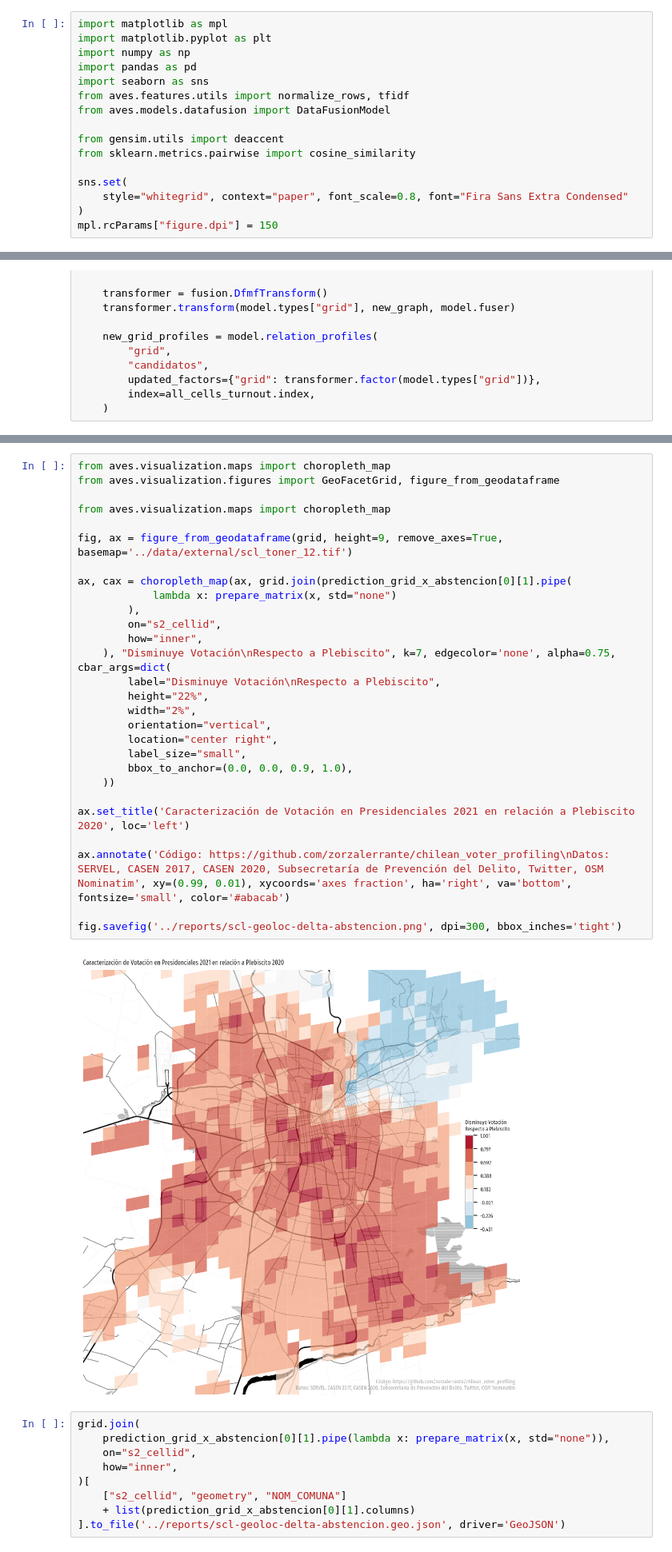
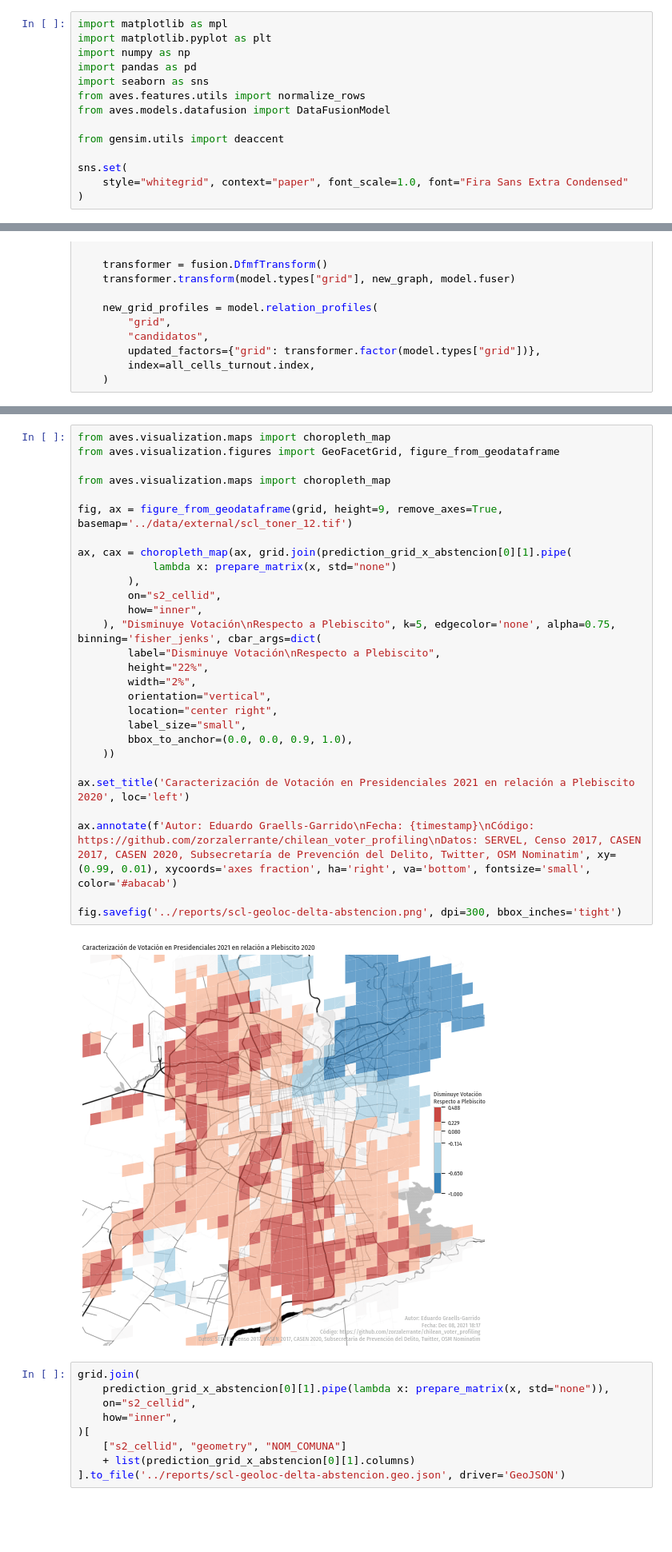
Before and after one commit to zorzalerrante/chilean_voter_profiling, a Jupyter notebook: notebooks/01-abstencion-santiago.ipynb, the cells around one changed output, grey strips where cells are left out. Shown at 80% size. Saved outputs shown, nothing was run; the diff lists cells and outputs as text; blank space fills up the shorter version.

```diff
--- a/notebooks/01-abstencion-santiago.ipynb
+++ b/notebooks/01-abstencion-santiago.ipynb
@@ -4,16 +4,14 @@ import matplotlib.pyplot as plt
 import numpy as np
 import pandas as pd
 import seaborn as sns
-from aves.features.utils import normalize_rows, tfidf
+from aves.features.utils import normalize_rows
 from aves.models.datafusion import DataFusionModel
 
 from gensim.utils import deaccent
-from sklearn.metrics.pairwise import cosine_similarity
 
 sns.set(
-    style="whitegrid", context="paper", font_scale=0.8, font="Fira Sans Extra Condensed"
+    style="whitegrid", context="paper", font_scale=1.0, font="Fira Sans Extra Condensed"
 )
-mpl.rcParams["figure.dpi"] = 150
 # %%
 casen = pd.read_stata(
     "../data/external/casen_2017/Casen 2017.dta", convert_categoricals=False
@@ -1600,33 +1601,33 @@ bird = image.imread('../data/external/bird_1f426.png')
 # %%
 from aves.visualization.maps import choropleth_map
 from aves.visualization.figures import GeoFacetGrid, figure_from_geodataframe
 
 from aves.visualization.maps import choropleth_map
 
 fig, ax = figure_from_geodataframe(grid, height=9, remove_axes=True, basemap='../data/external/scl_toner_12.tif')
 
 ax, cax = choropleth_map(ax, grid.join(prediction_grid_x_abstencion[0][1].pipe(
             lambda x: prepare_matrix(x, std="none")
         ),
         on="s2_cellid",
         how="inner",
-    ), "Disminuye Votación\nRespecto a Plebiscito", k=7, edgecolor='none', alpha=0.75, cbar_args=dict(
+    ), "Disminuye Votación\nRespecto a Plebiscito", k=5, edgecolor='none', alpha=0.75, binning='fisher_jenks', cbar_args=dict(
         label="Disminuye Votación\nRespecto a Plebiscito",
         height="22%",
         width="2%",
         orientation="vertical",
         location="center right",
         label_size="small",
         bbox_to_anchor=(0.0, 0.0, 0.9, 1.0),
     ))
 
 ax.set_title('Caracterización de Votación en Presidenciales 2021 en relación a Plebiscito 2020', loc='left')
 
-ax.annotate('Código: https://github.com/zorzalerrante/chilean_voter_profiling\nDatos: SERVEL, CASEN 2017, CASEN 2020, Subsecretaría de Prevención del Delito, Twitter, OSM Nominatim', xy=(0.99, 0.01), xycoords='axes fraction', ha='right', va='bottom', fontsize='small', color='#abacab')
+ax.annotate(f'Autor: Eduardo Graells-Garrido\nFecha: {timestamp}\nCódigo: https://github.com/zorzalerrante/chilean_voter_profiling\nDatos: SERVEL, Censo 2017, CASEN 2017, CASEN 2020, Subsecretaría de Prevención del Delito, Twitter, OSM Nominatim', xy=(0.99, 0.01), xycoords='axes fraction', ha='right', va='bottom', fontsize='small', color='#abacab')
 
 fig.savefig('../reports/scl-geoloc-delta-abstencion.png', dpi=300, bbox_inches='tight')
 # %% [output]
-[figure, old version]
+[figure, new version]
 # %%
 grid.join(
     prediction_grid_x_abstencion[0][1].pipe(lambda x: prepare_matrix(x, std="none")),
```
Also changed, not shown: parts of 10 cells of this notebook.
